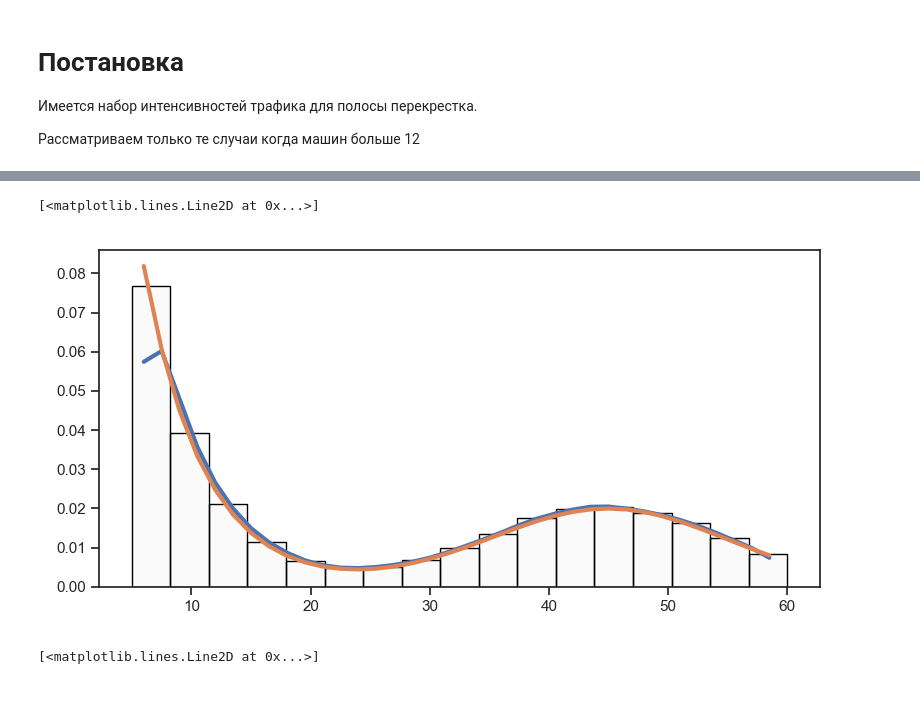
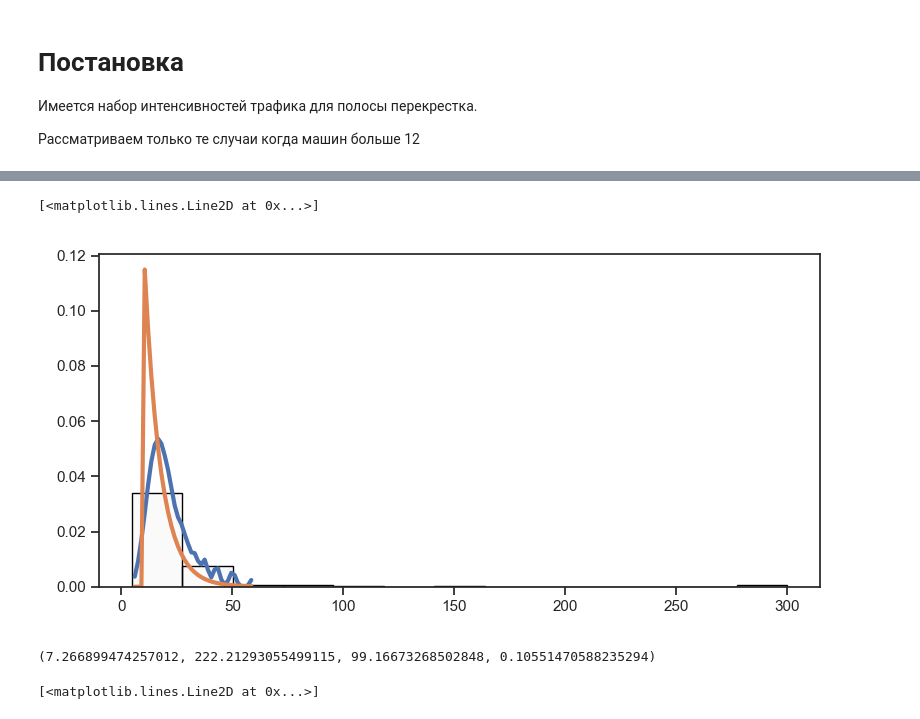
Before and after one commit to TimofeyTis/UBPS2024, a Jupyter notebook: otchet_2sem.ipynb, the cells around one changed output, grey strips where cells are left out. Saved outputs shown, nothing was run; the diff lists cells and outputs as text; code cells hidden in the pictures.

```diff
--- a/otchet_2sem.ipynb
+++ b/otchet_2sem.ipynb
@@ -66,0 +123,33 @@ df
+# %%
+t = 17
+t1 = (24-t +10)*3600//300
+t2 = (24-t +14)*3600//300
+
+mixed_data1 =  df1[t2].dropna().to_numpy()
+mixed_data2 =  df2[t2].dropna().to_numpy()
+
+for t in range(t1,t2):
+    mixed_data1 = np.hstack([mixed_data1, df2[t].dropna().to_numpy()])
+    mixed_data2 = np.hstack([mixed_data2, df1[t].dropna().to_numpy()])
+# %%
+fig  = plt.figure(figsize=(20,20))
+
+margins = {
+    "left"   : 0.05,
+    "bottom" : 0.1,
+    "right"  : 0.98,
+    "top"    : 0.9
+}
+fig.subplots_adjust(**margins)
+
+
+
+x = mixed_data1
+y = mixed_data2
+
+
+ax = fig.add_subplot(111)
+ax.set_xlim((0,100))
+ax.set_ylim((0,100))
+ax.scatter(x, y, s=4, color="black", alpha=0.5, label="Точки выборки")  # Точки поверх фона
+sns.kdeplot(x=x, y=y,ax=ax, fill=True, cmap="viridis", levels=10, alpha=0.7)  # KDE-фон
@@ -247,10 +364,9 @@ fig.set_tight_layout(0.05)
 
 ax = fig.add_subplot( 1,1,1)
 
-
-loc1 = [5, 45]
-scale1 = [5, 10]
-p1 = [0.5, 0.5]
+loc1 = [10, 232.21293055499115]
+scale1 = [7.266899474257012, 99.16673268502848]
+p1 = [1- 0.10551470588235294, 0.10551470588235294]
 f1 = sps.expon(loc=loc1[0], scale=scale1[0])
 f2 = sps.norm(loc=loc1[1], scale=scale1[1])
 f = [f1, f2]
@@ -258,37 +374,36 @@ f = [f1, f2]
 
 
 def F(x): return f1.pdf(x) * p1[0] + f2.pdf(x)*p1[1]
 
 
 # mixed_data = accum(filter(42,4),1,8)
-mixed_data = np.append(f1.rvs(int(p1[0]*SIZE)) , f2.rvs(int(p1[1]*SIZE)))
-mixed_data = mixed_data[(mixed_data<60)&(mixed_data>5)]
 
+mixed_data = mixed_data1
 size = len(mixed_data)
 bins =  int(1 + np.log2(size))
 
 h, bins, pathces = ax.hist(mixed_data, bins=bins,edgecolor=(0,0,0),linewidth =1, color=BLUE, density=True)
 # ax.hist(mixed_data, bins=bins, color=(0,0,0,0.2), density=True)
-
+bins = 30
 kernel =  lambda x: pow(2*np.pi,-0.5)*np.exp(-0.5*x*x)
 
 h =  1.5
 g = lambda x_: sum([kernel((x_-x)/(h)) for x in mixed_data])/size/h
 
 x = np.arange(h, max(mixed_data) + h, h)
 y = np.array([g(x_) for x_ in x])
 
 mask = (x<60)&(x>5)
 x = x[mask]
 y= y[mask]
 ax.plot(x, y,linewidth =3 )
 
 
 
 ax.plot(x, F(x), linewidth =3)
 # %% [output]
 [<matplotlib.lines.Line2D at 0x...>]
-[figure, old version]
+[figure, new version]
 # %%
 loc1 = [3.8, 12]
 scale1 = [4.5, 15]
@@ -310,11 +425,14 @@ g = [g1, g2]
 
 from gaussian_exponential_mixture import GaussianExponentialMixture
 # %%
-
-# mixture = GaussianExponentialMixture(data = mixed_data,max_iterations = 20000, convergence_tolerance = 0.001)
-# mixture.fit()
-# beta, mu, sigma, p =  mixture.parameters.beta,mixture.parameters.mu, mixture.parameters.sigma, mixture.parameters.proportion
-# beta, mu, sigma, p
+x = mixed_data2-10
+x = x[x>0]
+mixture = GaussianExponentialMixture(data = x)
+mixture.fit()
+beta, mu, sigma, p =  mixture.parameters.beta,mixture.parameters.mu, mixture.parameters.sigma, mixture.parameters.proportion
+beta, mu, sigma, p
+# %% [output]
+(7.266899474257012, 222.21293055499115, 99.16673268502848, 0.10551470588235294)
 # %%
 data = filter(30,5)
 fig = plt.figure()
```
Also changed, not shown: parts of 19 cells of this notebook.
